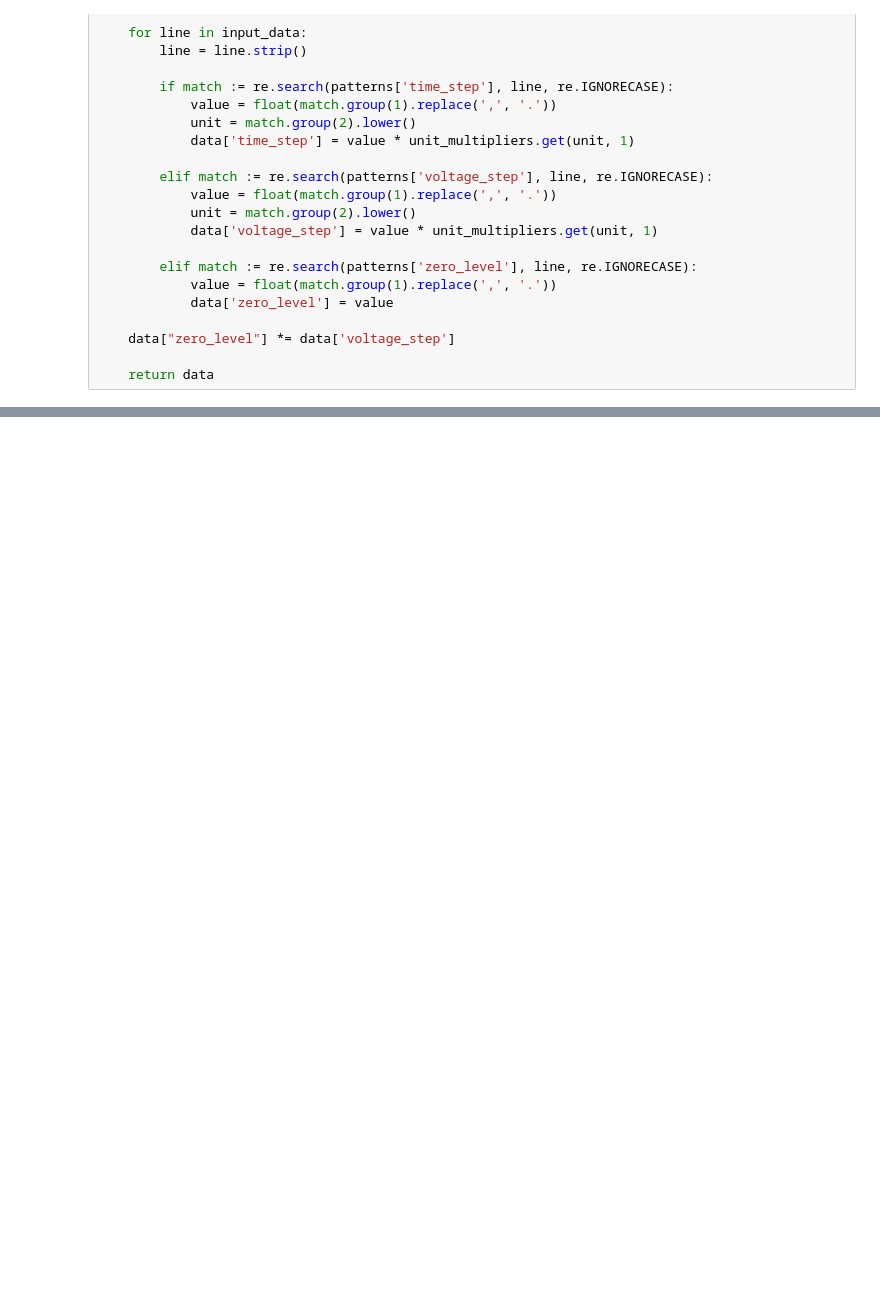
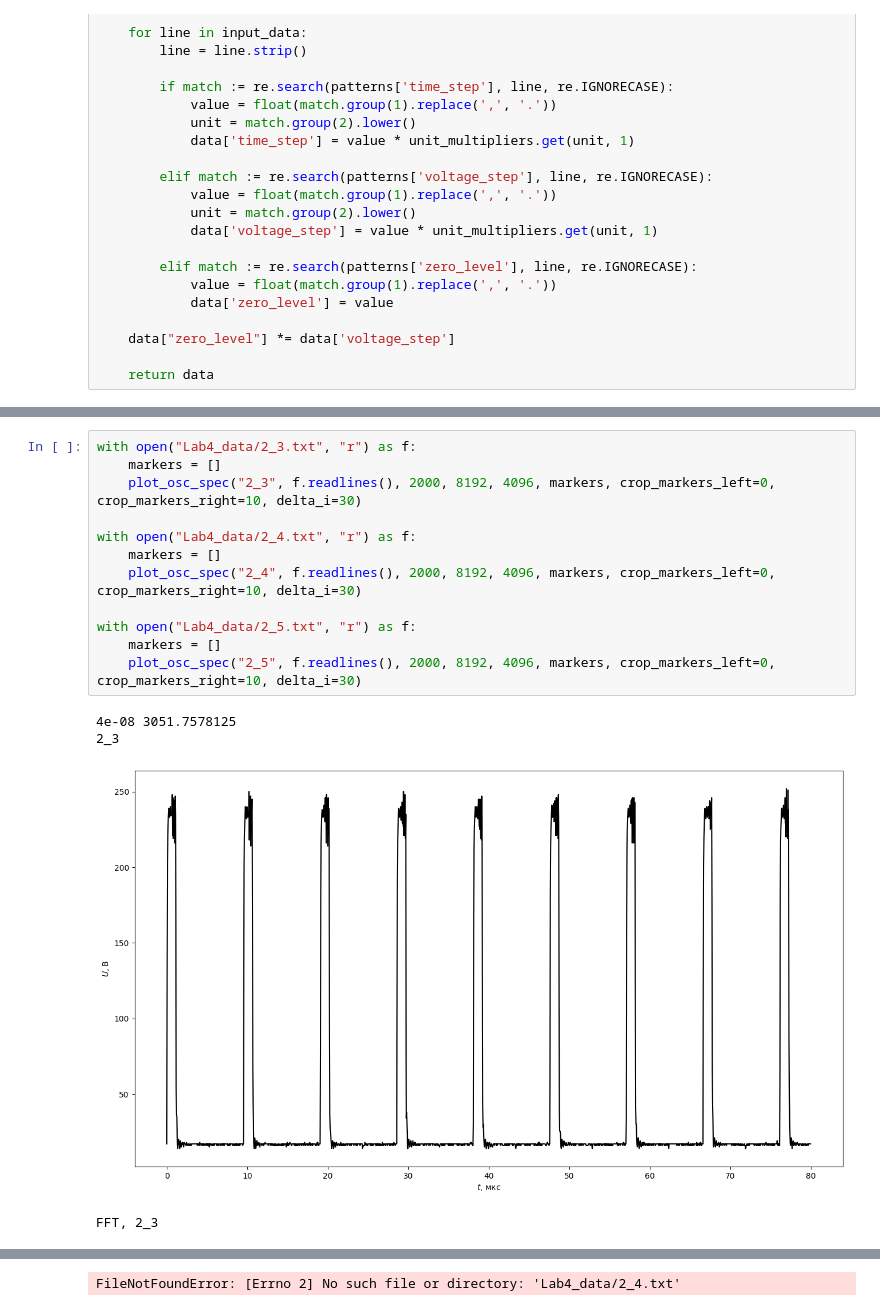
Before and after one commit to vlad-cool/RadioPhysicsLabs, a Jupyter notebook: Lab4_task.ipynb, the cells around one changed output, grey strips where cells are left out. Drawn from its saved outputs; the diff is of its cells as text; blank space fills up the shorter version.

```diff
--- a/Lab4_task.ipynb
+++ b/Lab4_task.ipynb
@@ -199,0 +228,17 @@ FFT, 2_2
+# %%
+with open("Lab4_data/2_3.txt", "r") as f:
+    markers = []
+    plot_osc_spec("2_3", f.readlines(), 2000, 8192, 4096, markers, crop_markers_left=0, crop_markers_right=10, delta_i=30)
+
+with open("Lab4_data/2_4.txt", "r") as f:
+    markers = []
+    plot_osc_spec("2_4", f.readlines(), 2000, 8192, 4096, markers, crop_markers_left=0, crop_markers_right=10, delta_i=30)
+
+with open("Lab4_data/2_5.txt", "r") as f:
+    markers = []
+    plot_osc_spec("2_5", f.readlines(), 2000, 8192, 4096, markers, crop_markers_left=0, crop_markers_right=10, delta_i=30)
+# %% [output]
+4e-08 3051.7578125
+2_3
+[figure, added]
+FFT, 2_3
@@ -199,0 +246 @@ FFT, 2_2
+FileNotFoundError: [Errno 2] No such file or directory: 'Lab4_data/2_4.txt'
```
Also changed, not shown: parts of 6 cells of this notebook.
